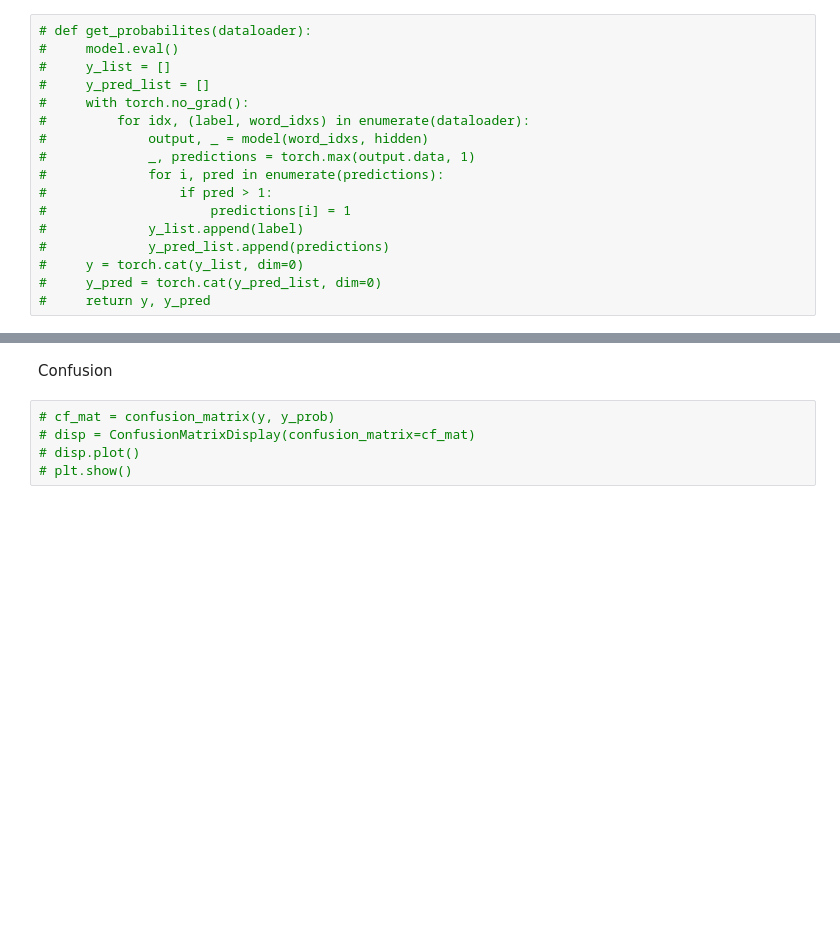
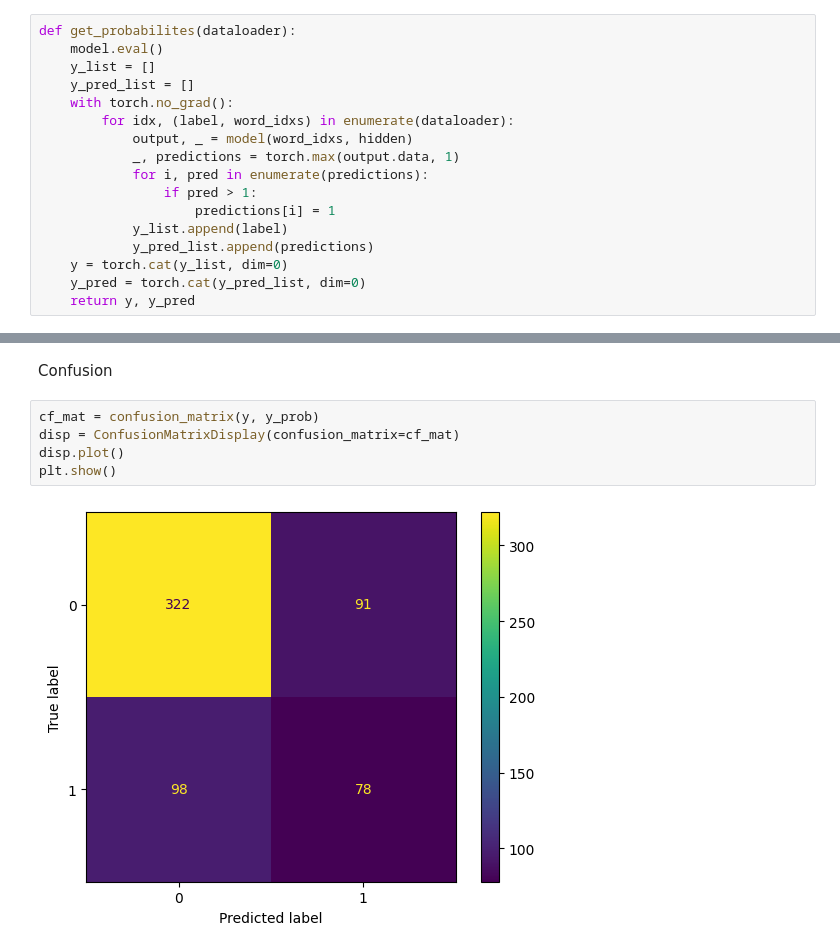
Before and after one commit to cvilter/advML_finalProject, a Jupyter notebook: LSTM.ipynb, the cells around one changed output, grey strips where cells are left out. Saved outputs shown, nothing was run; the diff lists cells and outputs as text; blank space fills up the shorter version.

```diff
--- a/LSTM.ipynb
+++ b/LSTM.ipynb
@@ -369,20 +369,20 @@ for idx, (lt, tt) in enumerate(train_dataloader):
 # %%
-# def get_probabilites(dataloader):
-#     model.eval()
-#     y_list = []
-#     y_pred_list = []
-#     with torch.no_grad():
-#         for idx, (label, word_idxs) in enumerate(dataloader):
-#             output, _ = model(word_idxs, hidden)
-#             _, predictions = torch.max(output.data, 1)
-#             for i, pred in enumerate(predictions):
-#                 if pred > 1:
-#                     predictions[i] = 1
-#             y_list.append(label)
-#             y_pred_list.append(predictions)
-#     y = torch.cat(y_list, dim=0)
-#     y_pred = torch.cat(y_pred_list, dim=0)
-#     return y, y_pred
+def get_probabilites(dataloader):
+    model.eval()
+    y_list = []
+    y_pred_list = []
+    with torch.no_grad():
+        for idx, (label, word_idxs) in enumerate(dataloader):
+            output, _ = model(word_idxs, hidden)
+            _, predictions = torch.max(output.data, 1)
+            for i, pred in enumerate(predictions):
+                if pred > 1:
+                    predictions[i] = 1
+            y_list.append(label)
+            y_pred_list.append(predictions)
+    y = torch.cat(y_list, dim=0)
+    y_pred = torch.cat(y_pred_list, dim=0)
+    return y, y_pred
 # %%
 def get_accuracy(dataloader):
     model.eval()
@@ -592,7 +594,9 @@ ROC
 # %% [markdown]
 Confusion
 # %%
-# cf_mat = confusion_matrix(y, y_prob)
-# disp = ConfusionMatrixDisplay(confusion_matrix=cf_mat)
-# disp.plot()
-# plt.show()
+cf_mat = confusion_matrix(y, y_prob)
+disp = ConfusionMatrixDisplay(confusion_matrix=cf_mat)
+disp.plot()
+plt.show()
+# %% [output]
+[figure, added]
```
Also changed, not shown: parts of 13 cells of this notebook.
